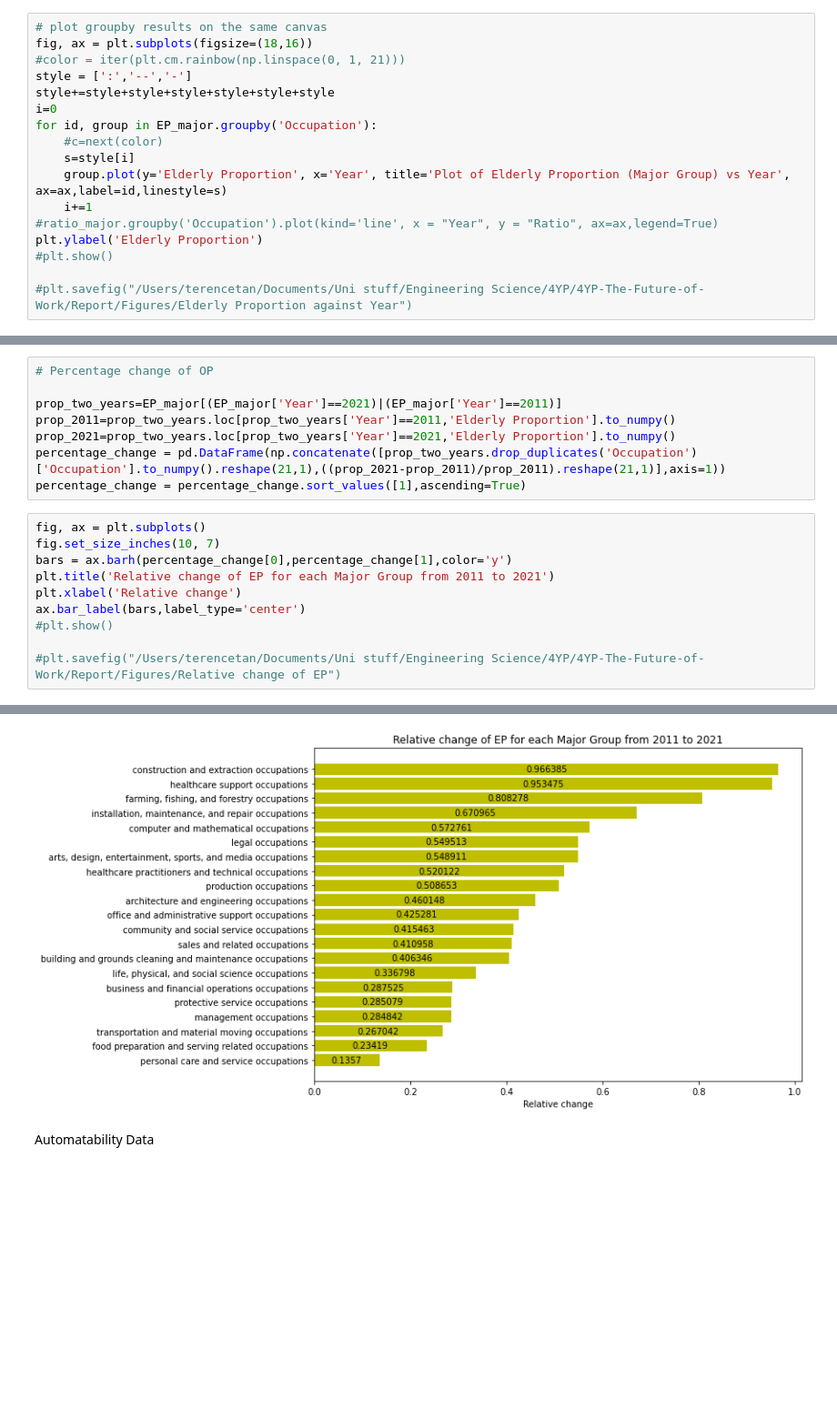
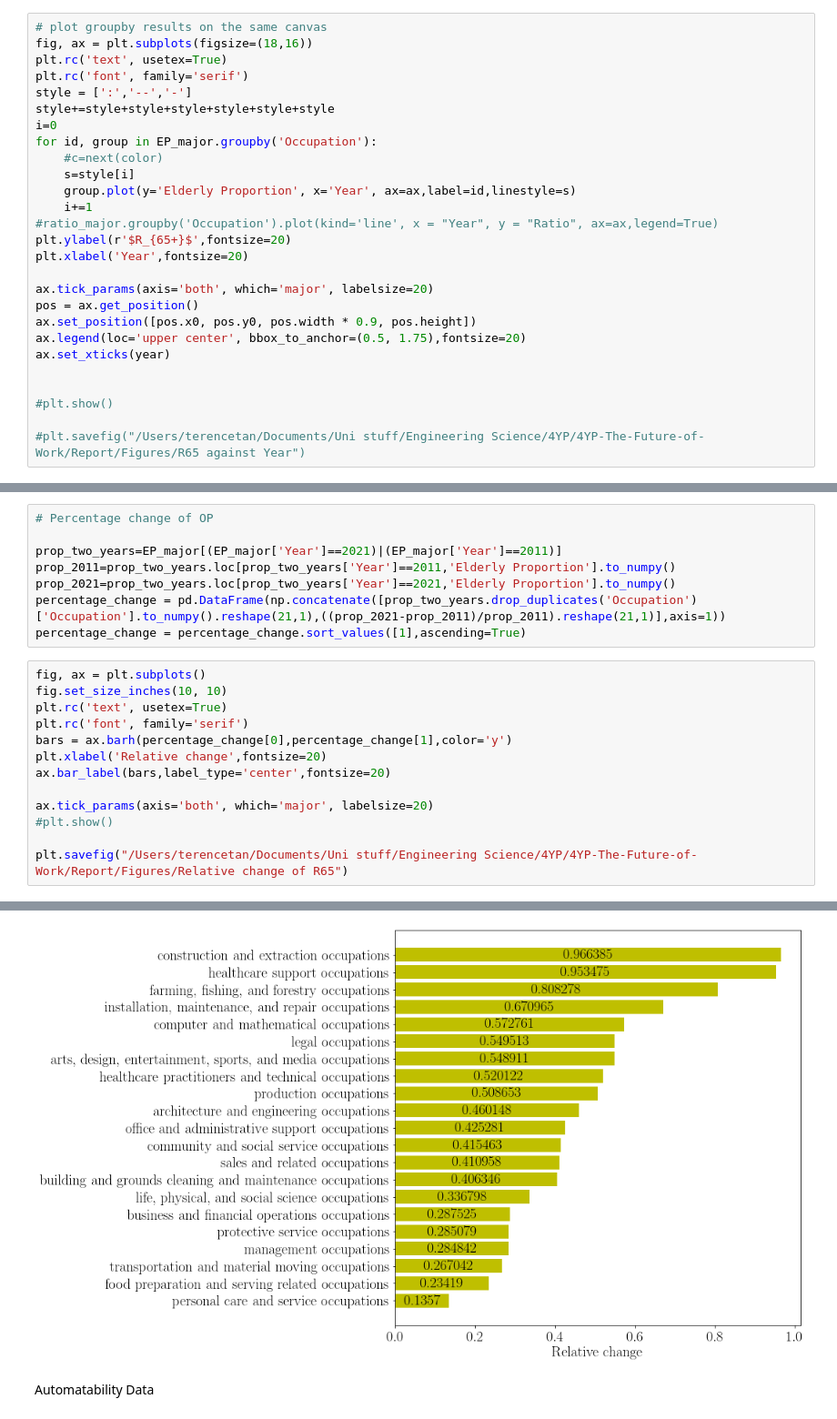
Before and after one commit to terencetan-c/4YP-The-Future-of-Work, a Jupyter notebook: Data modelling/Data modelling EP.ipynb, the cells around one changed output, grey strips where cells are left out. Shown at 91% size. Saved outputs shown, nothing was run; the diff lists cells and outputs as text; blank space fills up the shorter version.

```diff
--- a/Data modelling/Data modelling EP.ipynb
+++ b/Data modelling/Data modelling EP.ipynb
@@ -147,18 +146,28 @@ plt.savefig("/Users/terencetan/Documents/Uni stuff/Engineering Science/4YP/4YP-T
 # %%
 # plot groupby results on the same canvas
 fig, ax = plt.subplots(figsize=(18,16))
-#color = iter(plt.cm.rainbow(np.linspace(0, 1, 21)))
+plt.rc('text', usetex=True)
+plt.rc('font', family='serif')
 style = [':','--','-']
 style+=style+style+style+style+style+style
 i=0
 for id, group in EP_major.groupby('Occupation'):
     #c=next(color)
     s=style[i]
-    group.plot(y='Elderly Proportion', x='Year', title='Plot of Elderly Proportion (Major Group) vs Year', ax=ax,label=id,linestyle=s)
+    group.plot(y='Elderly Proportion', x='Year', ax=ax,label=id,linestyle=s)
     i+=1
 #ratio_major.groupby('Occupation').plot(kind='line', x = "Year", y = "Ratio", ax=ax,legend=True)
-plt.ylabel('Elderly Proportion')
+plt.ylabel(r'$R_{65+}$',fontsize=20)
+plt.xlabel('Year',fontsize=20)
+
+ax.tick_params(axis='both', which='major', labelsize=20)
+pos = ax.get_position()
+ax.set_position([pos.x0, pos.y0, pos.width * 0.9, pos.height])
+ax.legend(loc='upper center', bbox_to_anchor=(0.5, 1.75),fontsize=20)
+ax.set_xticks(year)
+
+
 #plt.show()
 
-#plt.savefig("/Users/terencetan/Documents/Uni stuff/Engineering Science/4YP/4YP-The-Future-of-Work/Report/Figures/Elderly Proportion against Year")
+#plt.savefig("/Users/terencetan/Documents/Uni stuff/Engineering Science/4YP/4YP-The-Future-of-Work/Report/Figures/R65 against Year")
 # %% [output]
@@ -174,12 +193,15 @@ percentage_change = pd.DataFrame(np.concatenate([prop_two_years.drop_duplicates(
 percentage_change = percentage_change.sort_values([1],ascending=True)
 # %%
 fig, ax = plt.subplots()
-fig.set_size_inches(10, 7)
+fig.set_size_inches(10, 10)
+plt.rc('text', usetex=True)
+plt.rc('font', family='serif')
 bars = ax.barh(percentage_change[0],percentage_change[1],color='y')
-plt.title('Relative change of EP for each Major Group from 2011 to 2021')
-plt.xlabel('Relative change')
-ax.bar_label(bars,label_type='center')
+plt.xlabel('Relative change',fontsize=20)
+ax.bar_label(bars,label_type='center',fontsize=20)
+
+ax.tick_params(axis='both', which='major', labelsize=20)
 #plt.show()
 
-#plt.savefig("/Users/terencetan/Documents/Uni stuff/Engineering Science/4YP/4YP-The-Future-of-Work/Report/Figures/Relative change of EP")
+plt.savefig("/Users/terencetan/Documents/Uni stuff/Engineering Science/4YP/4YP-The-Future-of-Work/Report/Figures/Relative change of R65")
 # %% [output]
@@ -203,4 +208,4 @@ ax.bar_label(bars,label_type='center')
-[figure, old version]
+[figure, new version]
 # %% [markdown]
 Automatability Data
 # %%
```
Also changed, not shown: parts of 7 cells of this notebook, 26 other files.
